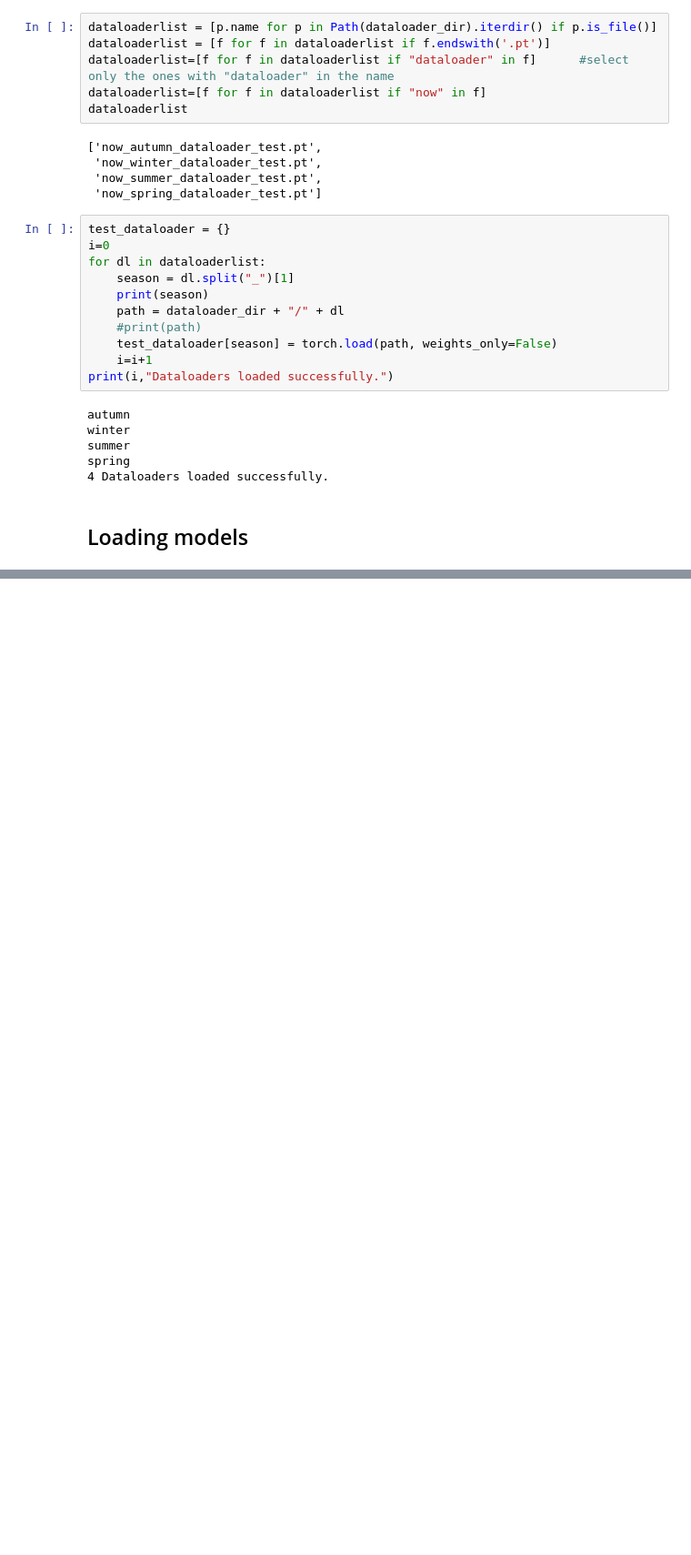
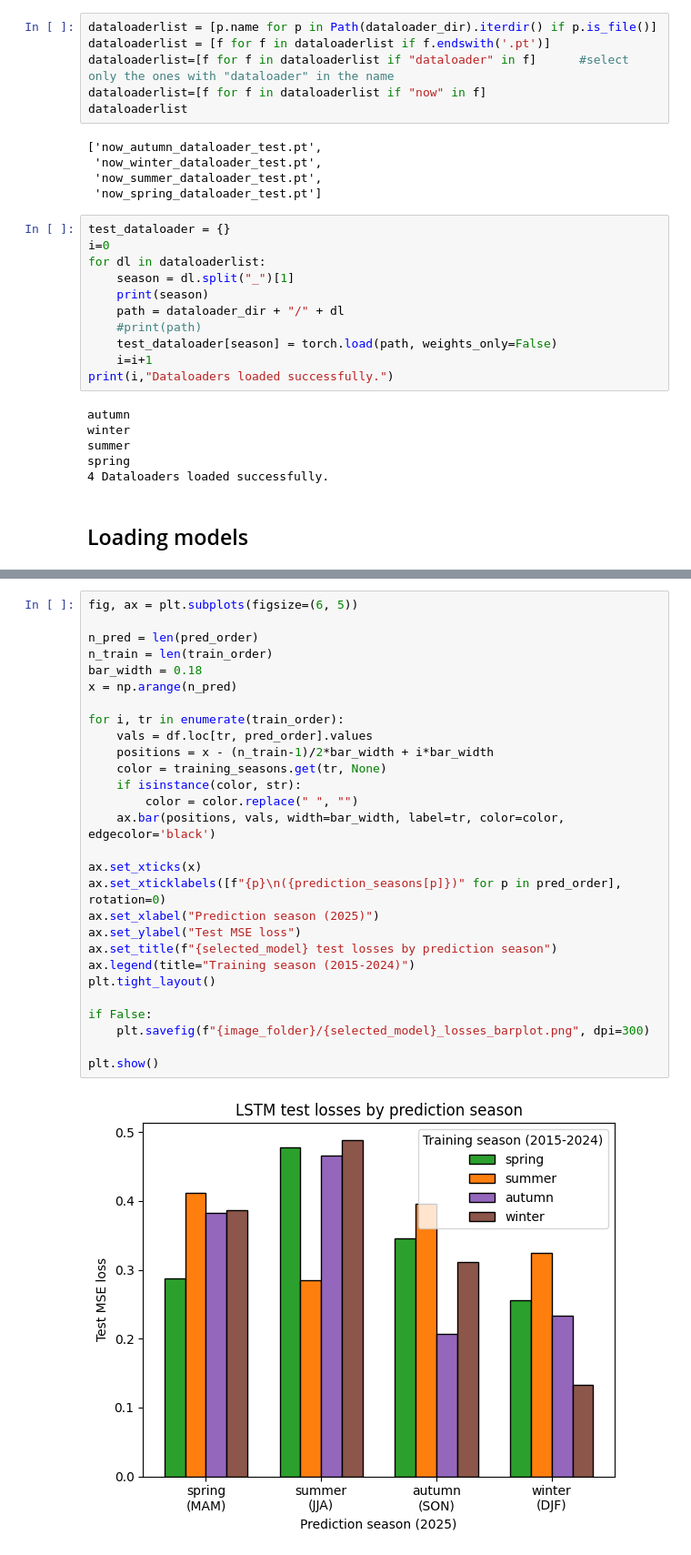
Before and after one commit to CarlaMailin/Predicting-the-Future---Machine-Learning-Weather-Prediction-Model, a Jupyter notebook: topics/training on wrong season - Peter/plot_predict_on_wrong_training.ipynb, the cells around one changed output, grey strips where cells are left out. Shown at 91% size. Drawn from its saved outputs; the diff is of its cells as text; blank space fills up the shorter version.

```diff
--- a/topics/training on wrong season - Peter/plot_predict_on_wrong_training.ipynb
+++ b/topics/training on wrong season - Peter/plot_predict_on_wrong_training.ipynb
@@ -172,0 +470,30 @@ cnn_gru_model_loaded.eval()
+# %%
+fig, ax = plt.subplots(figsize=(6, 5))
+
+n_pred = len(pred_order)
+n_train = len(train_order)
+bar_width = 0.18
+x = np.arange(n_pred)
+
+for i, tr in enumerate(train_order):
+    vals = df.loc[tr, pred_order].values
+    positions = x - (n_train-1)/2*bar_width + i*bar_width
+    color = training_seasons.get(tr, None)
+    if isinstance(color, str):
+        color = color.replace(" ", "")
+    ax.bar(positions, vals, width=bar_width, label=tr, color=color, edgecolor='black')
+
+ax.set_xticks(x)
+ax.set_xticklabels([f"{p}\n({prediction_seasons[p]})" for p in pred_order], rotation=0)
+ax.set_xlabel("Prediction season (2025)")
+ax.set_ylabel("Test MSE loss")
+ax.set_title(f"{selected_model} test losses by prediction season")
+ax.legend(title="Training season (2015-2024)")
+plt.tight_layout()
+
+if False:
+    plt.savefig(f"{image_folder}/{selected_model}_losses_barplot.png", dpi=300)
+
+plt.show()
+# %% [output]
+[figure, added]
```
Also changed, not shown: parts of 17 cells of this notebook, 19 other files.
